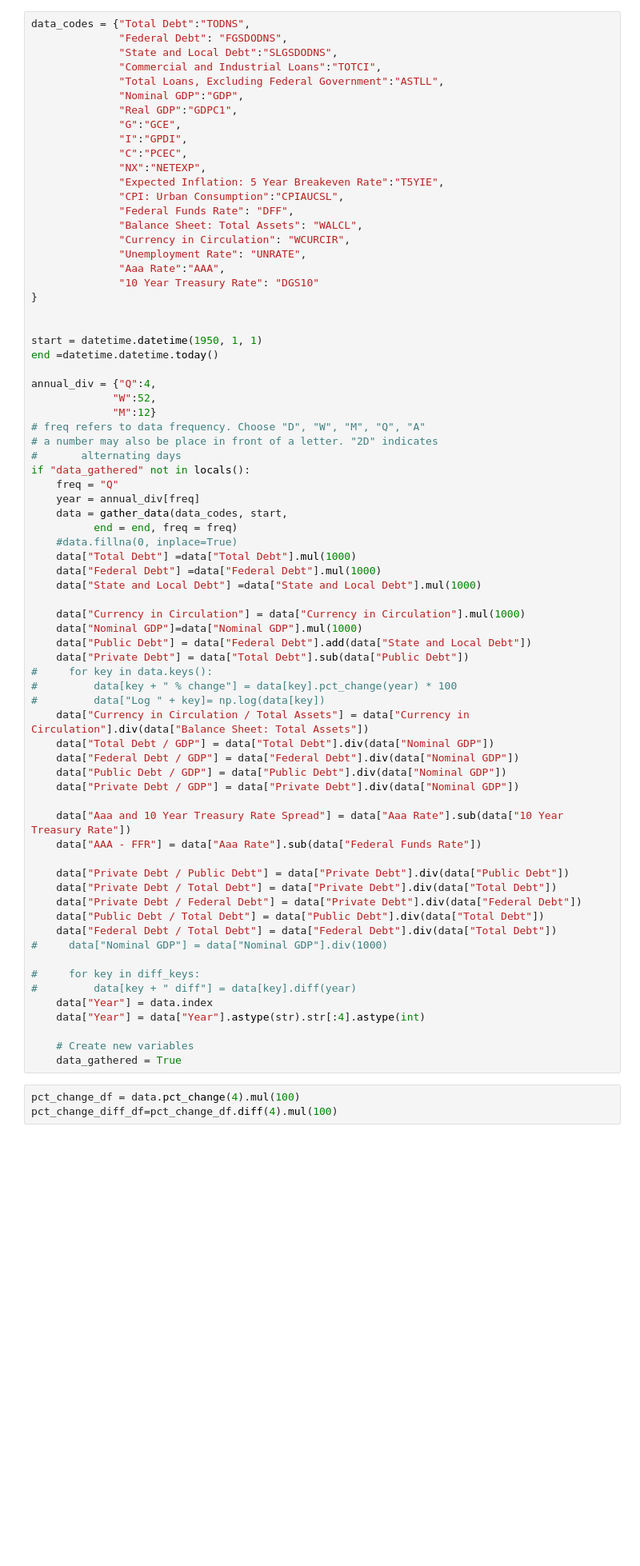
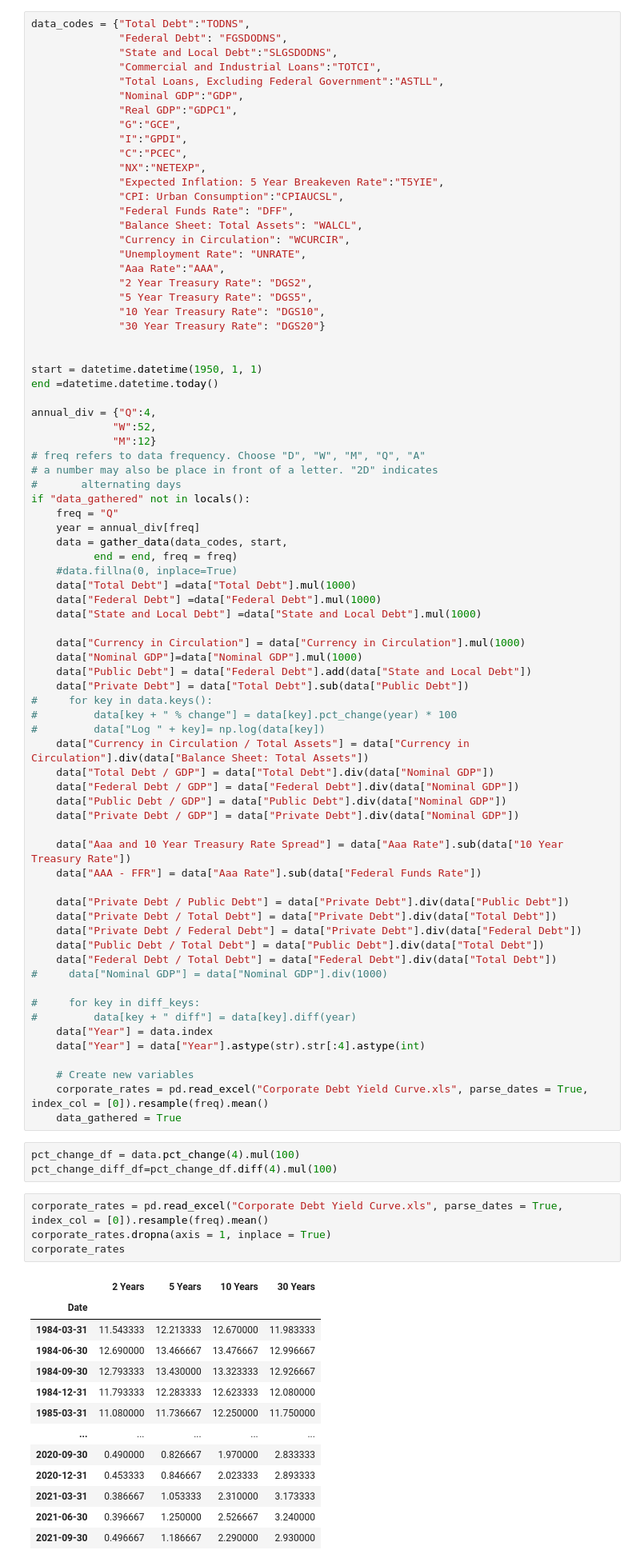
Before and after one commit to jlcatonjr/Learn-Python-for-Stats-and-Econ, a Jupyter notebook: Projects/SMP Data/Lending.ipynb, the cells around one changed output. Shown at 80% size. Drawn from its saved outputs; the diff is of its cells as text; blank space fills up the shorter version.

```diff
--- a/Projects/SMP Data/Lending.ipynb
+++ b/Projects/SMP Data/Lending.ipynb
@@ -170,8 +170,10 @@ data_codes = {"Total Debt":"TODNS",
               "Currency in Circulation": "WCURCIR",
               "Unemployment Rate": "UNRATE",
               "Aaa Rate":"AAA",
-              "10 Year Treasury Rate": "DGS10"
-}
+              "2 Year Treasury Rate": "DGS2",
+              "5 Year Treasury Rate": "DGS5",
+              "10 Year Treasury Rate": "DGS10",
+              "30 Year Treasury Rate": "DGS20"}
 
 
 start = datetime.datetime(1950, 1, 1)
@@ -222,7 +224,26 @@ if "data_gathered" not in locals():
     data["Year"] = data["Year"].astype(str).str[:4].astype(int)
 
     # Create new variables
+    corporate_rates = pd.read_excel("Corporate Debt Yield Curve.xls", parse_dates = True, index_col = [0]).resample(freq).mean()
     data_gathered = True
 # %%
 pct_change_df = data.pct_change(4).mul(100)
 pct_change_diff_df=pct_change_df.diff(4).mul(100)
+# %%
+corporate_rates = pd.read_excel("Corporate Debt Yield Curve.xls", parse_dates = True, index_col = [0]).resample(freq).mean()
+corporate_rates.dropna(axis = 1, inplace = True)
+corporate_rates
+# %% [output]
+|  | 2 Years | 5 Years | 10 Years | 30 Years |
+| Date |  |  |  |  |
+| 1984-03-31 | 11.543333 | 12.213333 | 12.670000 | 11.983333 |
+| 1984-06-30 | 12.690000 | 13.466667 | 13.476667 | 12.996667 |
+| 1984-09-30 | 12.793333 | 13.430000 | 13.323333 | 12.926667 |
+| 1984-12-31 | 11.793333 | 12.283333 | 12.623333 | 12.080000 |
+| 1985-03-31 | 11.080000 | 11.736667 | 12.250000 | 11.750000 |
+| ... | ... | ... | ... | ... |
+| 2020-09-30 | 0.490000 | 0.826667 | 1.970000 | 2.833333 |
+| 2020-12-31 | 0.453333 | 0.846667 | 2.023333 | 2.893333 |
+| 2021-03-31 | 0.386667 | 1.053333 | 2.310000 | 3.173333 |
+| 2021-06-30 | 0.396667 | 1.250000 | 2.526667 | 3.240000 |
+| 2021-09-30 | 0.496667 | 1.186667 | 2.290000 | 2.930000 |
```
Also changed, not shown: parts of 4 cells of this notebook, 4 other files.
